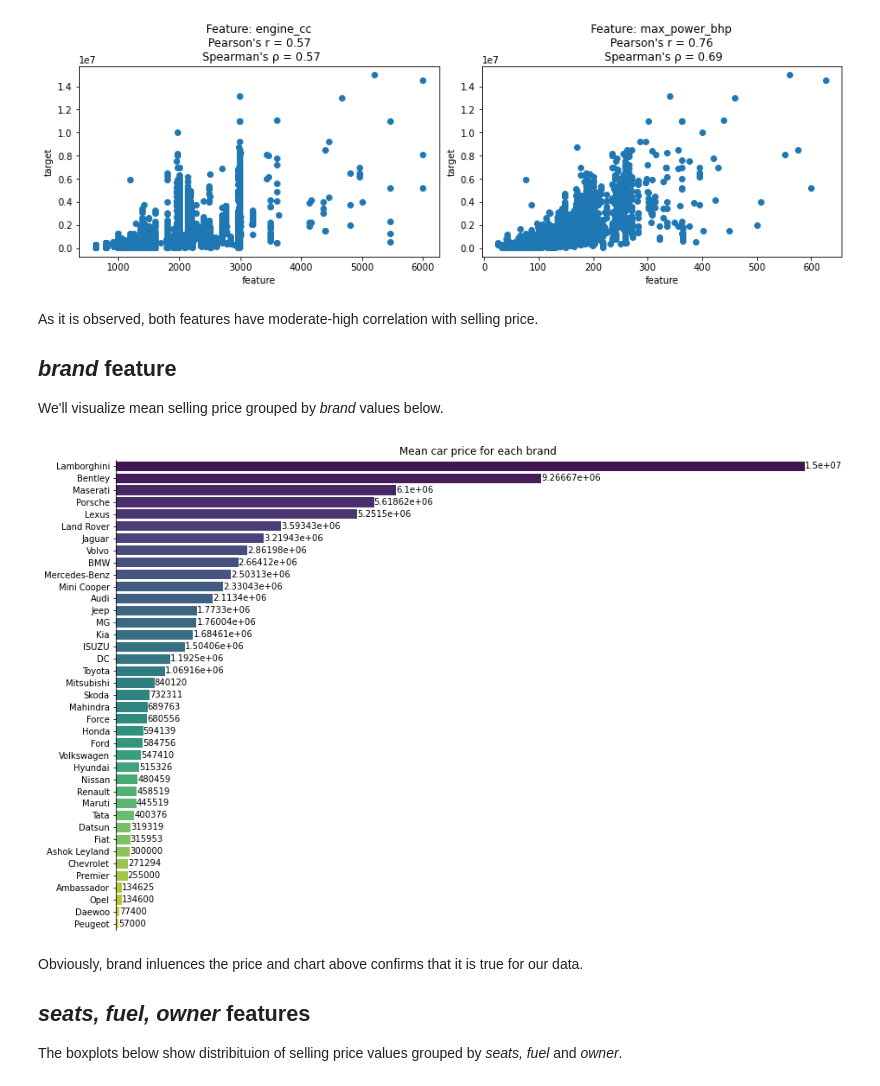
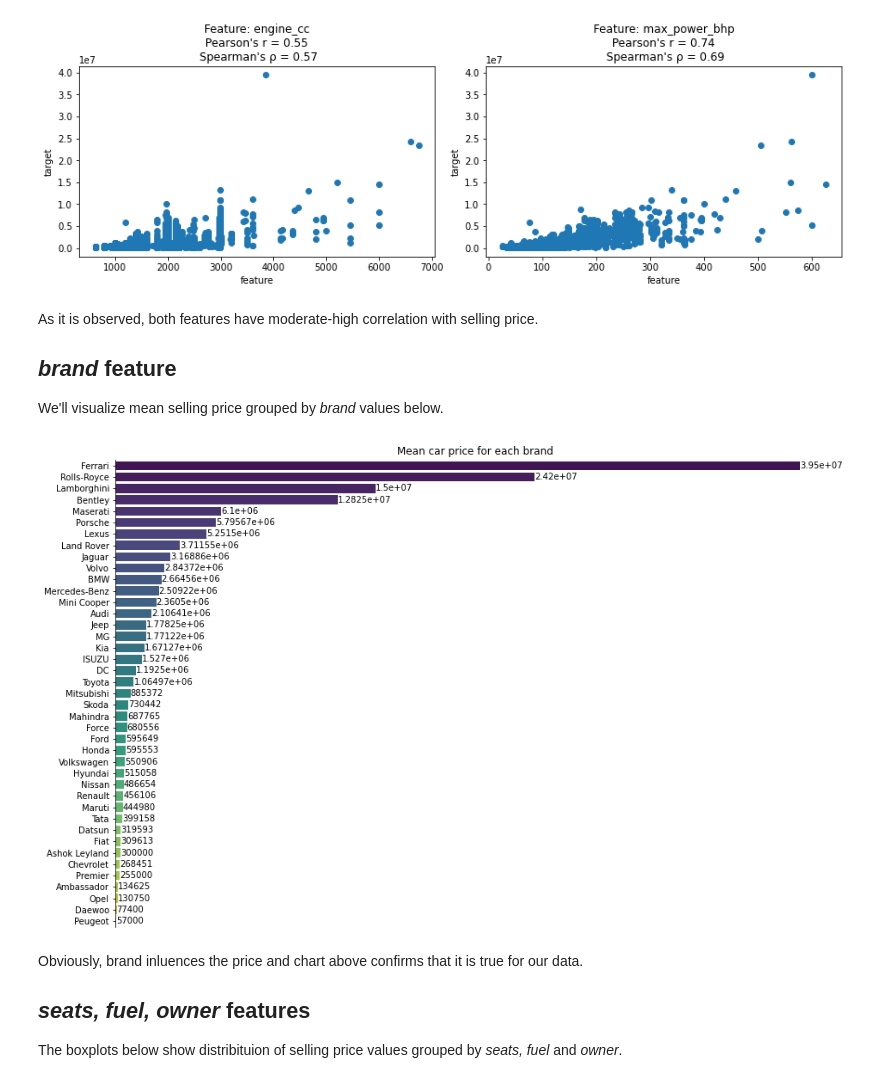
Before and after one commit to ZaikaBohdan/ds_car_price_proj, a Jupyter notebook: car_price_part_2.ipynb, the cells around one changed output. Drawn from its saved outputs; the diff is of its cells as text; code cells hidden in the pictures.

```diff
--- a/car_price_part_2.ipynb
+++ b/car_price_part_2.ipynb
@@ -582,0 +175,11 @@ To test significance of *torque_nm* and *torque_eng_sp_rpm* columns, we will plo
+# %%
+replace_dict = {
+    'Land' : 'Land Rover',
+    'Mini' : 'Mini Cooper',
+    'OpelCorsa' : 'Opel',
+    'Isuzu' : 'ISUZU',
+    'Ashok' : 'Ashok Leyland',
+    'Mercedes-AMG' : 'Mercedes-Benz'
+}
+clean_train['brand'] = clean_train['brand'].replace(replace_dict)
+clean_train['brand'].unique()
@@ -582,0 +209,17 @@ To test significance of *torque_nm* and *torque_eng_sp_rpm* columns, we will plo
+# %%
+print('>>> Before filling null values')
+null_counter(clean_train)
+clean_train.loc[:, clean_train.columns != 'seats'] = fillna_stat_by_col(
+    clean_train.loc[:, clean_train.columns != 'seats'],
+    'brand',
+    'mean'
+)
+print('\n>>> After filling null values in engine_cc and max_power_bhp')
+null_counter(clean_train)
+clean_train = fillna_stat_by_col(
+    clean_train,
+    'brand',
+    'mode'
+)
+print('\n>>> After filling null values in seats')
+null_counter(clean_train)
@@ -582,0 +251,3 @@ To test significance of *torque_nm* and *torque_eng_sp_rpm* columns, we will plo
+# %%
+clean_train.loc[clean_train.isnull().any(axis=1), ['seats', 'engine_cc', 'max_power_bhp']] = ['5', 1905, 64]
+null_counter(clean_train)
@@ -582,0 +259,3 @@ To test significance of *torque_nm* and *torque_eng_sp_rpm* columns, we will plo
+# %%
+fe_train = clean_train.drop(columns='name')
+fe_train.columns
@@ -1510,7 +313,7 @@ The scatter plots below represent dependency between *engine_cc, max_power_bhp*
 # %%
-plot_col_signif(clean_df, ['engine_cc', 'max_power_bhp'], 'selling_price_inr', 1, 2)
+plot_col_signif(fe_train, ['engine_cc', 'max_power_bhp'], 'selling_price_inr', 1, 2)
 # %% [output]
-[figure, old version]
+[figure, new version]
 # %% [markdown]
 As it is observed, both features have moderate-high correlation with selling price.
 
@@ -1531,9 +334,9 @@ def mean_per_col_barh(df, col):
     barplot.set_ylabel('')
     plt.show()
 # %%
-mean_per_col_barh(clean_df, 'brand')
+mean_per_col_barh(fe_train, 'brand')
 # %% [output]
-[figure, old version]
+[figure, new version]
 # %% [markdown]
 Obviously, brand inluences the price and chart above confirms that it is true for our data.
 ## *seats, fuel, owner*  features
```
Also changed, not shown: parts of 218 cells of this notebook, 2 other files.
